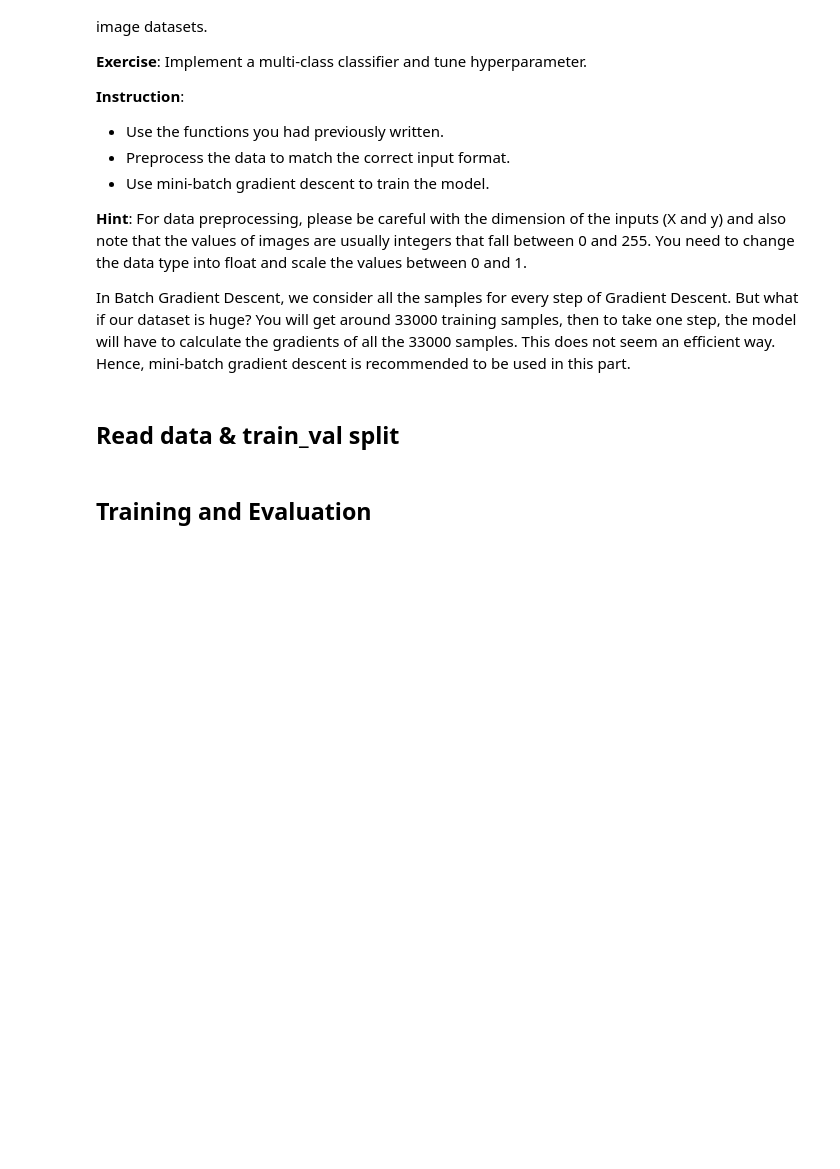
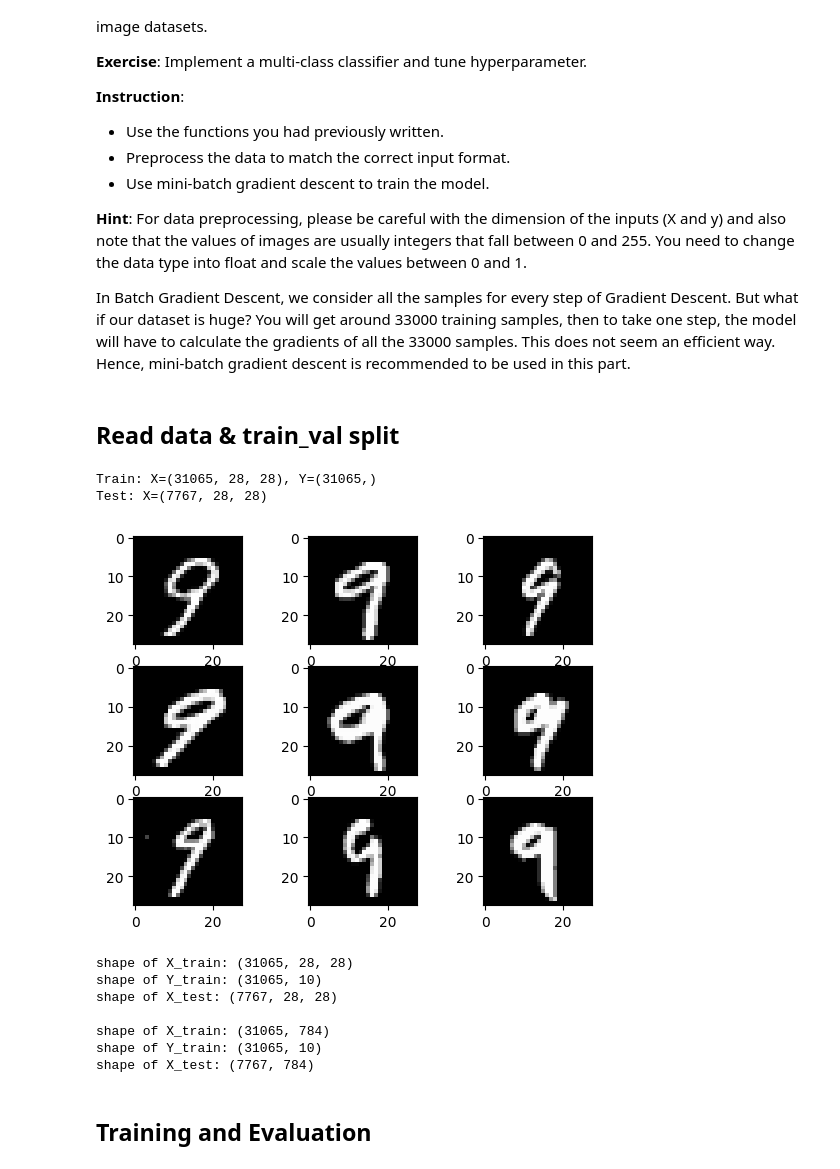
Before and after one commit to nevikw39/ML, a Jupyter notebook: HW3/HW3.ipynb, the cells around one changed output. Cells and saved outputs as stored; diff of their text form; code cells hidden in the pictures; blank space fills up the shorter version.

Commit message:
HW3 Advance Partially

```diff
--- a/HW3/HW3.ipynb
+++ b/HW3/HW3.ipynb
@@ -1644,41 +1644,52 @@ from google.colab import drive
 drive.mount('/content/drive')
 # %%
 # load data
-data = np.load('/content/drive/MyDrive/advanced_data.npz')
+data = np.load(f"{prefix}/advanced_data.npz")
 X_train = data["x_train"]
 Y_train = data["y_train"]
 X_test = data["x_test"]
 
 # summarize loaded dataset
 print(f'Train: X={X_train.shape}, Y={Y_train.shape}')
 print(f'Test: X={X_test.shape}')
 # plot first few images
 for i in range(9):
 	# define subplot
 	plt.subplot(330 + 1 + i)
 	# plot raw pixel data
 	plt.imshow(X_train[i], cmap='gray', vmin=0, vmax=255)
 # show the figure
 plt.show()
 
 # GRADED CODE: multi-class classification (Data preprocessing) one-hot encoding for y
 ### START CODE HERE ###
-Y_train = None
+Y_train = np.eye(10).astype(int)[Y_train.reshape(-1)]
 ### END CODE HERE ###
 
 print("shape of X_train: " + str(X_train.shape))
 print("shape of Y_train: " + str(Y_train.shape))
 print("shape of X_test: " + str(X_test.shape))
 
 # GRADED CODE: multi-class classification (Data preprocessing)	normalize x
 ### START CODE HERE ###
-X_train = None
-X_test = None
+X_train = X_train.reshape(len(X_train), -1) / 256
+X_test = X_test.reshape(len(X_test), -1) / 256
 ### END CODE HERE ###
 
 print("\nshape of X_train: " + str(X_train.shape))
 print("shape of Y_train: " + str(Y_train.shape))
 print("shape of X_test: " + str(X_test.shape))
+# %% [output]
+Train: X=(31065, 28, 28), Y=(31065,)
+Test: X=(7767, 28, 28)
+[figure, added]
+shape of X_train: (31065, 28, 28)
+shape of Y_train: (31065, 10)
+shape of X_test: (7767, 28, 28)
+
+shape of X_train: (31065, 784)
+shape of Y_train: (31065, 10)
+shape of X_test: (7767, 784)
 # %%
 # You can split training and validation set here and visualize their distribution. (Optional)
 # If not, just leave this as it is
```
Also changed, not shown: parts of 1 cell of this notebook.
